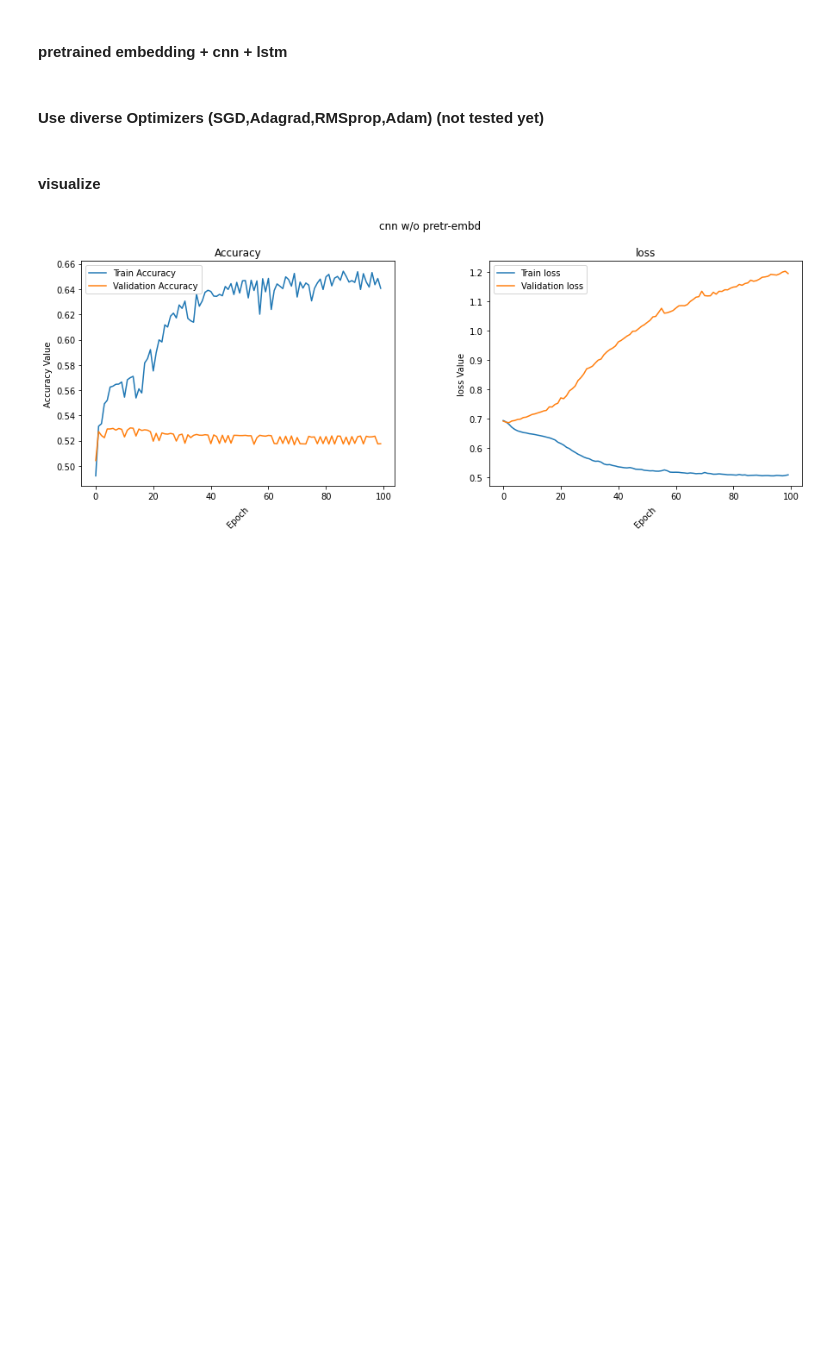
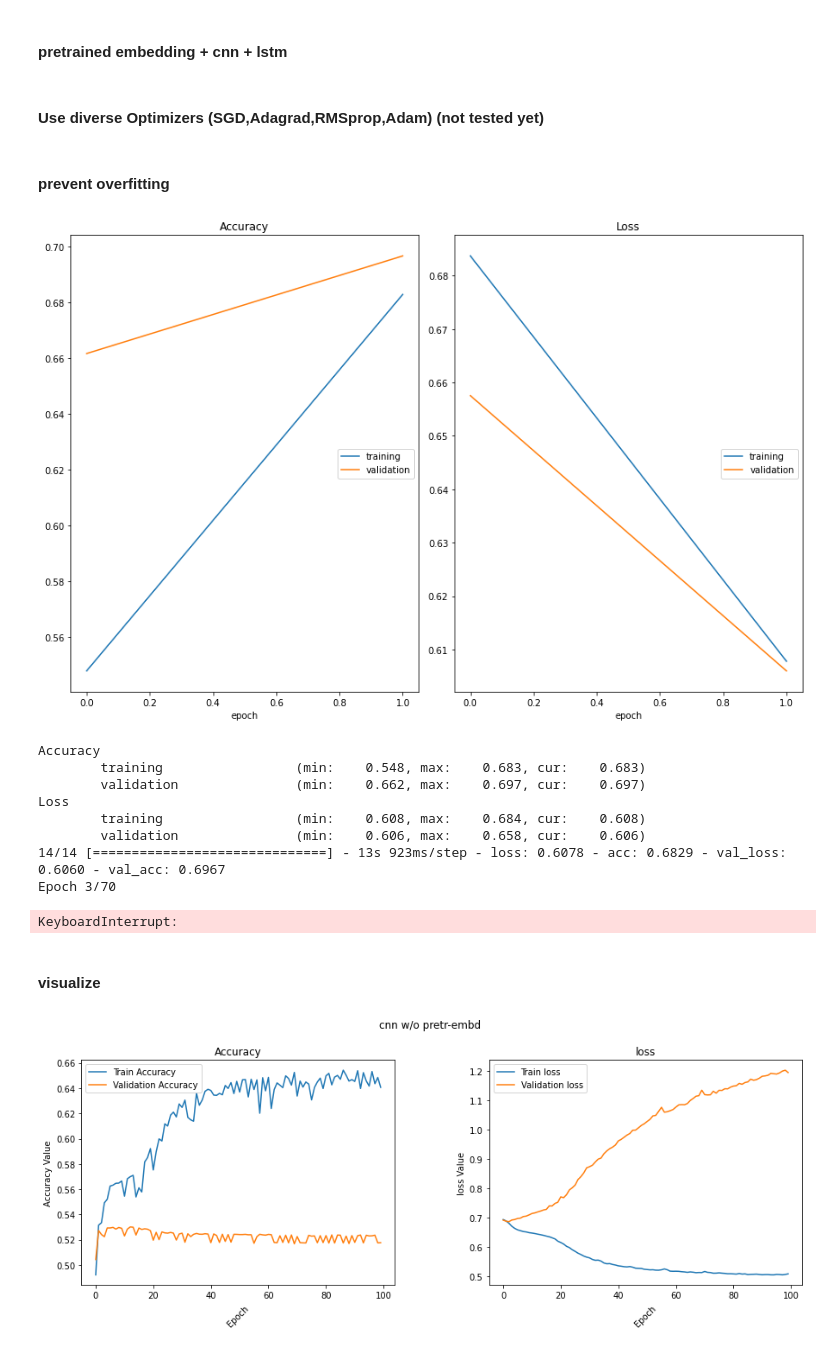
Before and after one commit to epsilon-deltta/amazon-review, a Jupyter notebook: main.ipynb, the cells around one changed output. Drawn from its saved outputs; the diff is of its cells as text; code cells hidden in the pictures; blank space fills up the shorter version.

Commit message:
live accuracy graph

```diff
--- a/main.ipynb
+++ b/main.ipynb
@@ -528,6 +531,47 @@ with strategy.scope():
     model4.compile(optimizer='adam', loss='binary_crossentropy', metrics=['acc'])
 
     train_opti(model4)
+# %% [markdown]
+#### prevent overfitting
+# %%
+def livetrain(model):
+    early = tf.keras.callbacks.EarlyStopping(monitor='val_loss',patience=20)
+
+    history = model.fit(xtr, ytr, batch_size=100, epochs=70, verbose=1
+                    ,validation_data=(xval, yval) \
+                    ,callbacks=[PlotLossesKeras(),early])
+# %%
+gpus = tf.config.experimental.list_logical_devices('gpu')
+if len(gpus) > 1:
+    strategy = tf.distribute.MirroredStrategy([gpu.name for gpu in gpus])
+else:
+    strategy = tf.distribute.get_strategy() # default strategy that works on CPU and single GPU
+
+with strategy.scope():
+
+    model2 = Sequential()
+    e = Embedding(vocab_size, vector_size, weights=[embedding_matrix], input_length=max_len, trainable=False)
+    model2.add(e)
+    model2.add(LSTM(100,activation='tanh'))
+    # model.add(Dropout(0.5))
+    model2.add(Dense(100))
+    model2.add(Dense(1,activation='sigmoid'))
+
+    model2.compile(optimizer='adam', loss='binary_crossentropy', metrics=['acc'])
+
+
+    livetrain(model2)
+# %% [output]
+[figure, added]
+Accuracy
+        training                 (min:    0.548, max:    0.683, cur:    0.683)
+        validation               (min:    0.662, max:    0.697, cur:    0.697)
+Loss
+        training                 (min:    0.608, max:    0.684, cur:    0.608)
+        validation               (min:    0.606, max:    0.658, cur:    0.606)
+14/14 [==============================] - 13s 923ms/step - loss: 0.6078 - acc: 0.6829 - val_loss: 0.6060 - val_acc: 0.6967
+Epoch 3/70
+KeyboardInterrupt:
 # %%
 %load_ext tensorboard
 # %%
```
Also changed, not shown: parts of 3 cells of this notebook.
